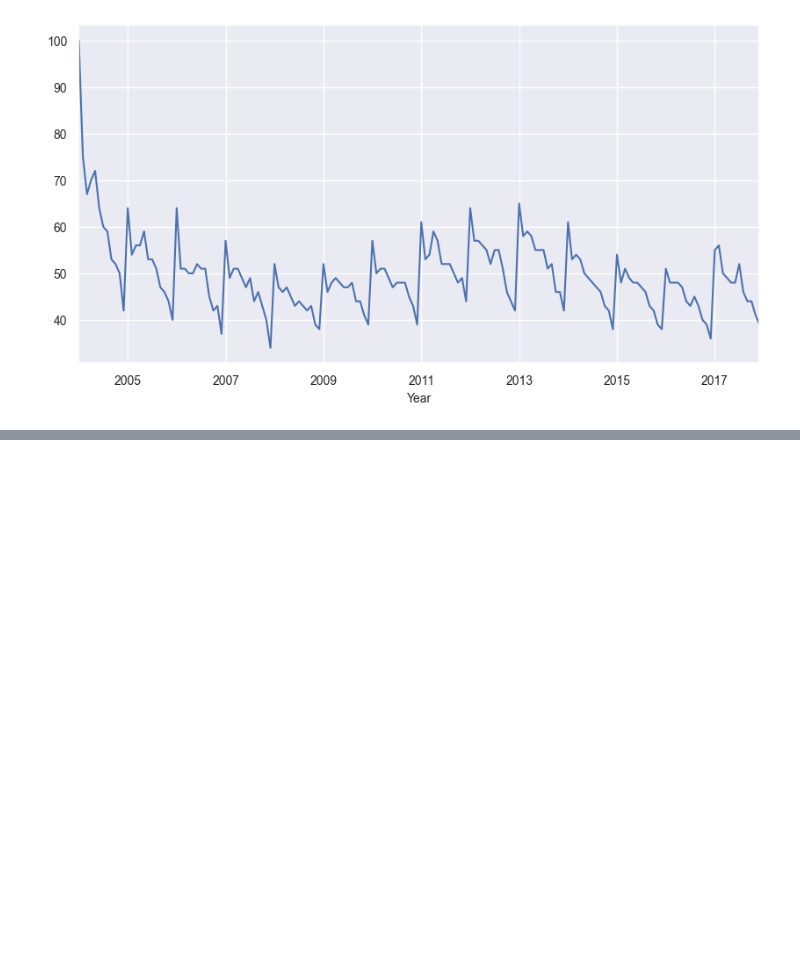
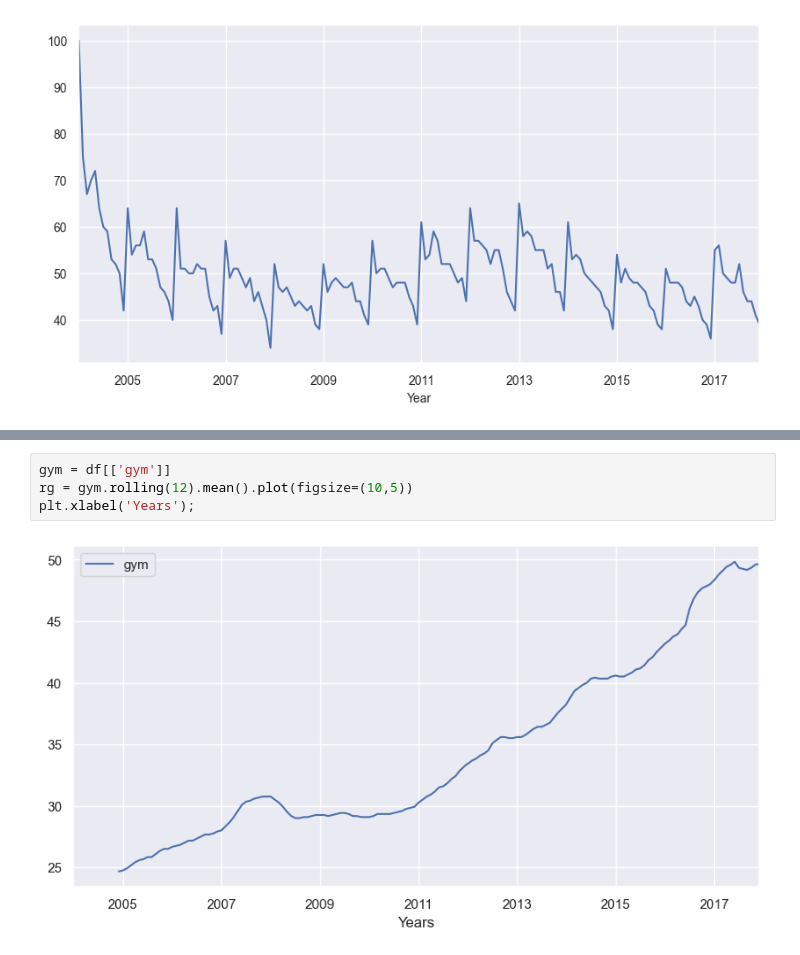
Before and after one commit to danwald/courses, a Jupyter notebook: dwrangler/timeseries.ipynb, the cells around one changed output, grey strips where cells are left out. Drawn from its saved outputs; the diff is of its cells as text; blank space fills up the shorter version.

```diff
--- a/dwrangler/timeseries.ipynb
+++ b/dwrangler/timeseries.ipynb
@@ -70,3 +70,9 @@ diet.rolling(12).mean().plot(figsize=(10,5), fontsize=10)
 plt.xlabel('Year', fontsize=10);
 # %% [output]
 [figure]
+# %%
+gym = df[['gym']]
+rg = gym.rolling(12).mean().plot(figsize=(10,5))
+plt.xlabel('Years');
+# %% [output]
+[figure, added]
```
Also changed, not shown: parts of 14 cells of this notebook.
